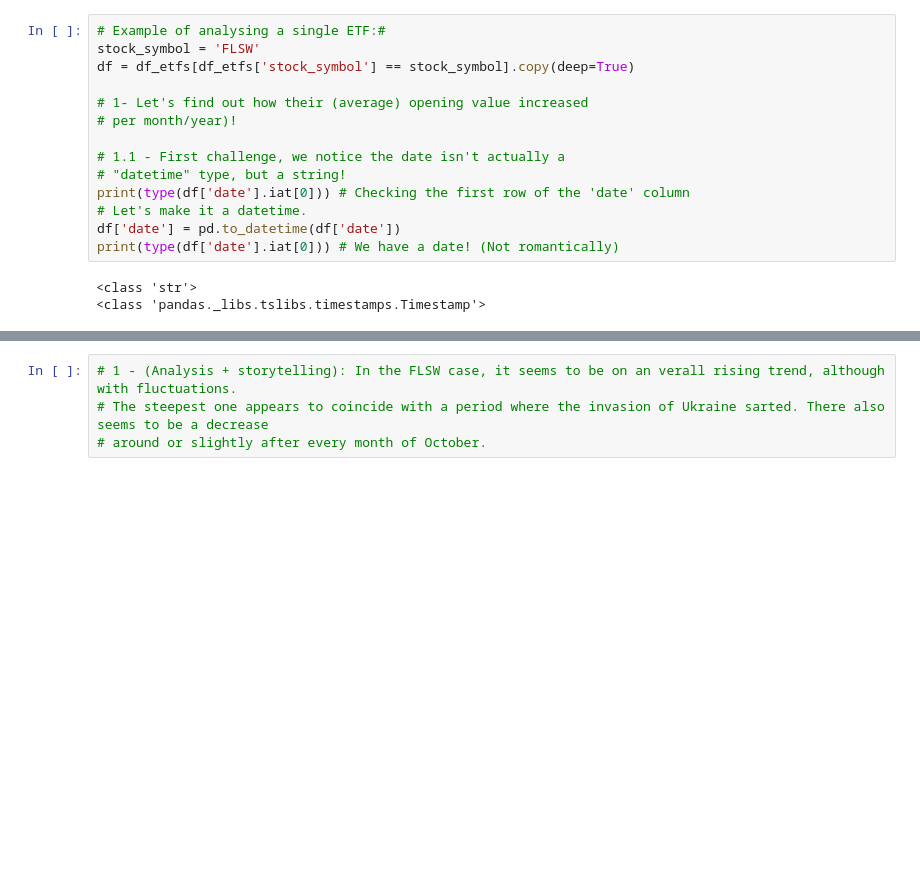
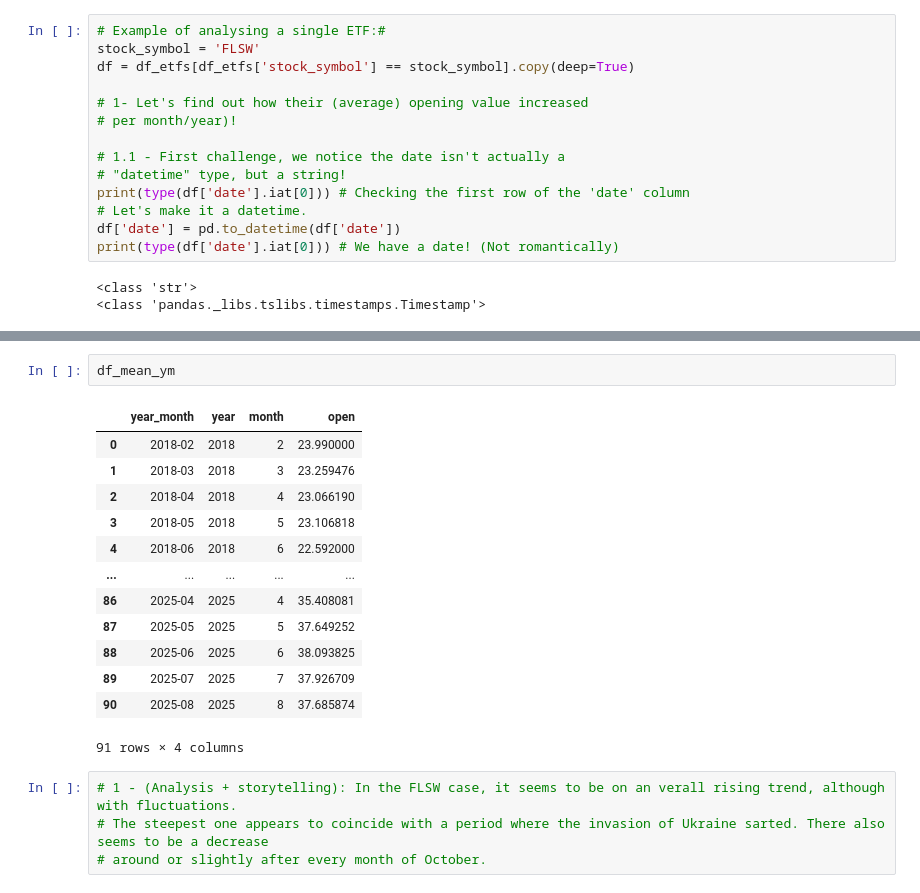
Before and after one commit to Carlos-Tiago/MyDS_Finance_project, a Jupyter notebook: code/data_explorer.ipynb, the cells around one changed output, grey strips where cells are left out. Drawn from its saved outputs; the diff is of its cells as text; blank space fills up the shorter version.

```diff
--- a/code/data_explorer.ipynb
+++ b/code/data_explorer.ipynb
@@ -86,3 +90,19 @@ plt.show()
+# %%
+df_mean_ym
+# %% [output]
+|  | year_month | year | month | open |
+| 0 | 2018-02 | 2018 | 2 | 23.990000 |
+| 1 | 2018-03 | 2018 | 3 | 23.259476 |
+| 2 | 2018-04 | 2018 | 4 | 23.066190 |
+| 3 | 2018-05 | 2018 | 5 | 23.106818 |
+| 4 | 2018-06 | 2018 | 6 | 22.592000 |
+| ... | ... | ... | ... | ... |
+| 86 | 2025-04 | 2025 | 4 | 35.408081 |
+| 87 | 2025-05 | 2025 | 5 | 37.649252 |
+| 88 | 2025-06 | 2025 | 6 | 38.093825 |
+| 89 | 2025-07 | 2025 | 7 | 37.926709 |
+| 90 | 2025-08 | 2025 | 8 | 37.685874 |
+91 rows × 4 columns
 # %%
 # 1 - (Analysis + storytelling): In the FLSW case, it seems to be on an verall rising trend, although with fluctuations.
 # The steepest one appears to coincide with a period where the invasion of Ukraine sarted. There also seems to be a decrease
```
Also changed, not shown: parts of 5 cells of this notebook, 1 other file.
